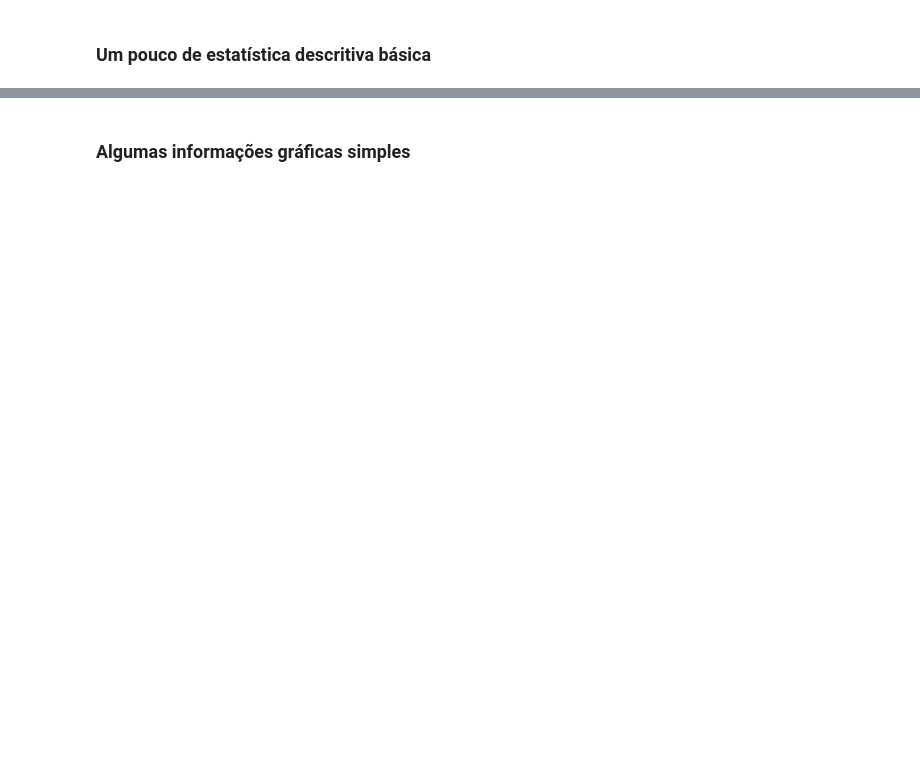
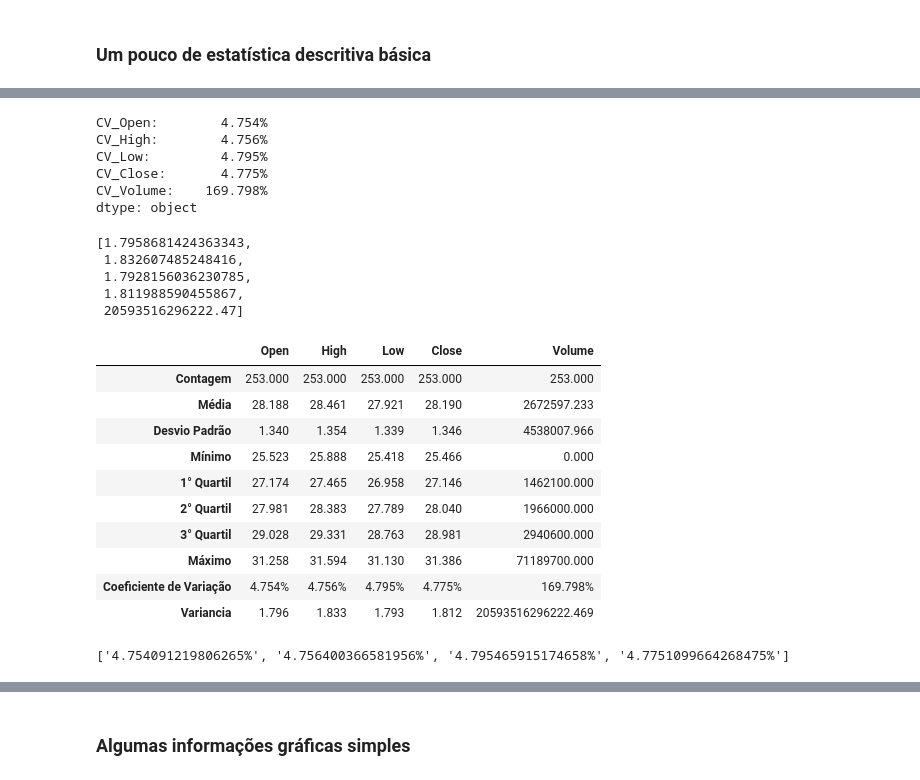
Before and after one commit to Wolfgang-Amadeus-Mozart/Projetos_ciencia_de_dados, a Jupyter notebook: Estudo sobre a performance de ações de bancos na bolsa de valores/Estudo do Mercado Financeiro (Bancos).ipynb, the cells around one changed output, grey strips where cells are left out. Saved outputs shown, nothing was run; the diff lists cells and outputs as text; code cells hidden in the pictures; blank space fills up the shorter version.

```diff
--- a/Estudo sobre a performance de ações de bancos na bolsa de valores/Estudo do Mercado Financeiro (Bancos).ipynb
+++ b/Estudo sobre a performance de ações de bancos na bolsa de valores/Estudo do Mercado Financeiro (Bancos).ipynb
@@ -91,0 +133,65 @@ df_santander_descritivo
+# %%
+#Utilizando medidadas de dispersao, coeficiente de variancia
+
+
+#Calculando coeficiente de variação para as variaveis Open, High, Low e Close
+
+coeficientes_de_variacao = []
+for i in range (0,5):
+    coeficientes_de_variacao.append((df_santander_descritivo.iloc[2, i] / df_santander_descritivo.iloc[1, i]) * 100)
+
+#Adcionando a porcentagem, tendo em vista que o coeficiente da variação é obsavardo em porcentagem
+coeficientes_com_porcentagem = [f"{coeficientes_de_variacao:.3f}%" for coeficientes_de_variacao in coeficientes_de_variacao]
+
+#CV = Coeficiente de variação
+pd.Series(coeficientes_com_porcentagem, index=['CV_Open:','CV_High:','CV_Low:','CV_Close:', 'CV_Volume:'])
+# %% [output]
+CV_Open:        4.754%
+CV_High:        4.756%
+CV_Low:         4.795%
+CV_Close:       4.775%
+CV_Volume:    169.798%
+dtype: object
+# %%
+variancias = []
+
+for i in range(0,5):
+    variancias.append(df_santander.iloc[:, i].var())
+
+variancias
+# %% [output]
+[1.7958681424363343,
+ 1.832607485248416,
+ 1.7928156036230785,
+ 1.811988590455867,
+ 20593516296222.47]
+# %%
+#Adcionando os coeficientes de variação ao datagFrame
+df_santander_descritivo.loc['Coeficiente de Variação'] = coeficientes_com_porcentagem
+
+#Adcionando as variancias o ao datagFrame
+df_santander_descritivo.loc['Variancia'] = variancias
+
+df_santander_descritivo
+# %% [output]
+|  | Open | High | Low | Close | Volume |
+| Contagem | 253.000 | 253.000 | 253.000 | 253.000 | 253.000 |
+| Média | 28.188 | 28.461 | 27.921 | 28.190 | 2672597.233 |
+| Desvio Padrão | 1.340 | 1.354 | 1.339 | 1.346 | 4538007.966 |
+| Mínimo | 25.523 | 25.888 | 25.418 | 25.466 | 0.000 |
+| 1° Quartil | 27.174 | 27.465 | 26.958 | 27.146 | 1462100.000 |
+| 2° Quartil | 27.981 | 28.383 | 27.789 | 28.040 | 1966000.000 |
+| 3° Quartil | 29.028 | 29.331 | 28.763 | 28.981 | 2940600.000 |
+| Máximo | 31.258 | 31.594 | 31.130 | 31.386 | 71189700.000 |
+| Coeficiente de Variação | 4.754% | 4.756% | 4.795% | 4.775% | 169.798% |
+| Variancia | 1.796 | 1.833 | 1.793 | 1.812 | 20593516296222.469 |
+# %%
+# Original list
+numbers = [4.754091219806265, 4.756400366581956, 4.795465915174658, 4.7751099664268475]
+
+# Append '%' to each element
+numbers_with_percent = [f"{num}%" for num in numbers]
+
+print(numbers_with_percent)
+# %% [output]
+['4.754091219806265%', '4.756400366581956%', '4.795465915174658%', '4.7751099664268475%']
```
Also changed, not shown: parts of 14 cells of this notebook.
